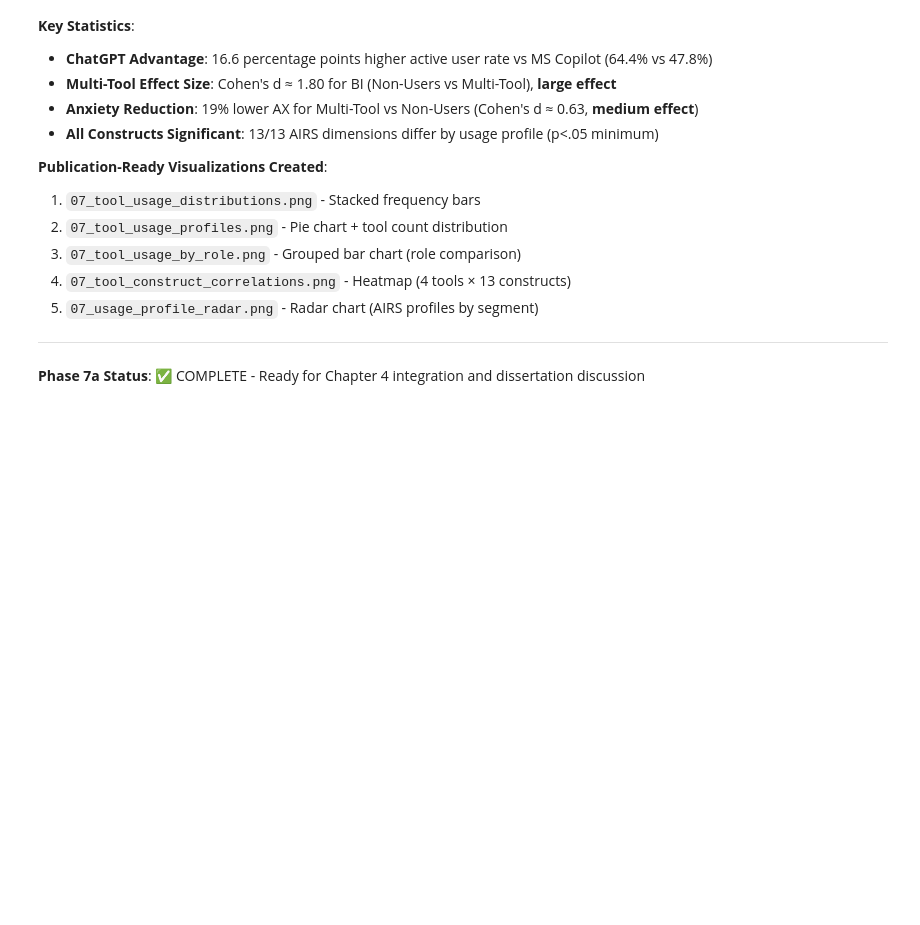
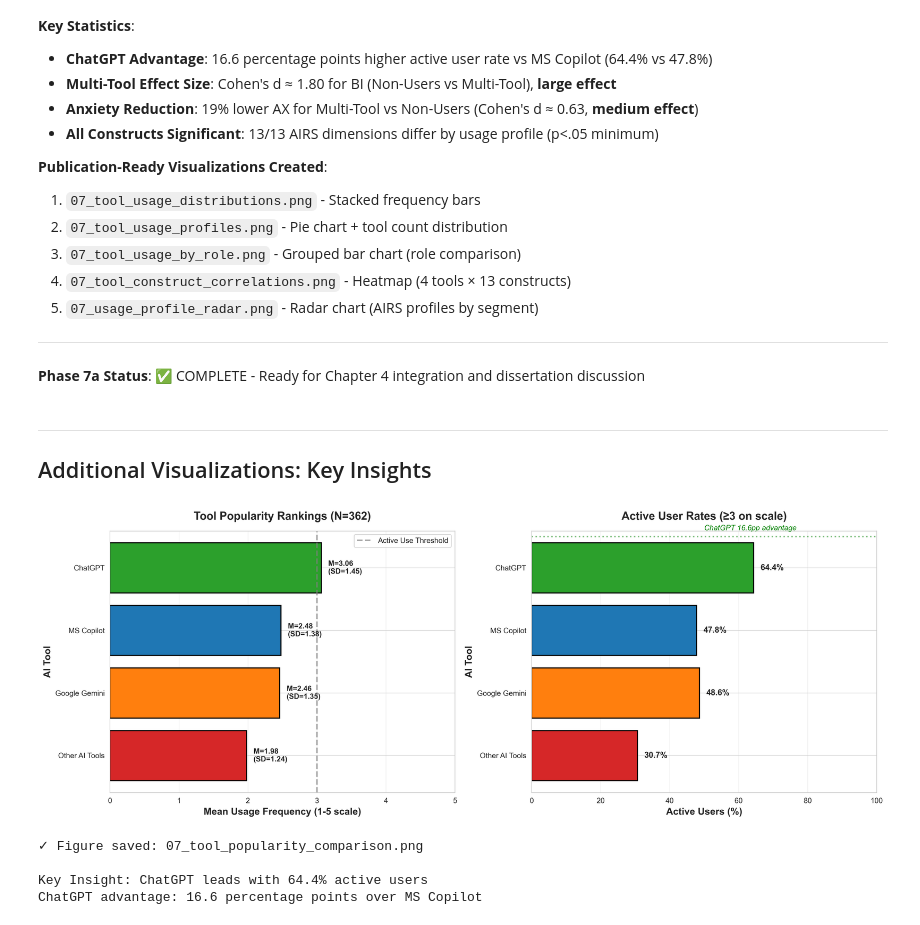
Before and after one commit to fabioc-aloha/AIRS_Data_Analysis, a Jupyter notebook: airs/07_Tool_Usage_Patterns.ipynb, the cells around one changed output. Saved outputs shown, nothing was run; the diff lists cells and outputs as text; code cells hidden in the pictures; blank space fills up the shorter version.

```diff
--- a/airs/07_Tool_Usage_Patterns.ipynb
+++ b/airs/07_Tool_Usage_Patterns.ipynb
@@ -763,3 +763,71 @@ Analysis complete. Figures saved to results/plots/
 ---
 
 **Phase 7a Status**: ✅ COMPLETE - Ready for Chapter 4 integration and dissertation discussion
+# %% [markdown]
+---
+## Additional Visualizations: Key Insights
+# %%
+# Visualization 1: Tool Popularity with Active User Rates
+fig, (ax1, ax2) = plt.subplots(1, 2, figsize=(16, 6))
+
+# Panel A: Mean usage scores
+tool_means = desc_stats_sorted['Mean'].values
+tool_names = desc_stats_sorted['Tool'].values
+colors_rank = ['#2ca02c', '#1f77b4', '#ff7f0e', '#d62728']  # Green for #1
+
+bars1 = ax1.barh(tool_names[::-1], tool_means[::-1], color=colors_rank[::-1], edgecolor='black', linewidth=1.5)
+ax1.set_xlabel('Mean Usage Frequency (1-5 scale)', fontsize=13, fontweight='bold')
+ax1.set_ylabel('AI Tool', fontsize=13, fontweight='bold')
+ax1.set_title('Tool Popularity Rankings (N=362)', fontsize=15, fontweight='bold', pad=15)
+ax1.axvline(3, color='gray', linestyle='--', linewidth=2, alpha=0.7, label='Active Use Threshold')
+ax1.set_xlim(0, 5)
+ax1.legend(fontsize=10)
+ax1.grid(axis='x', alpha=0.3)
+
+# Add value labels
+for i, (bar, mean, sd) in enumerate(zip(bars1, tool_means[::-1], desc_stats_sorted['SD'].values[::-1])):
+    ax1.text(mean + 0.1, bar.get_y() + bar.get_height()/2,
+             f'M={mean:.2f}\n(SD={sd:.2f})',
+             va='center', fontsize=10, fontweight='bold')
+
+# Panel B: Active user percentages
+active_rates = []
+for var in tool_vars:
+    active_pct = (df[var] >= 3).sum() / len(df) * 100
+    active_rates.append(active_pct)
+
+# Reorder by mean usage
+tool_order = desc_stats_sorted['Tool'].tolist()
+active_rates_ordered = [active_rates[tool_labels.index(t)] for t in tool_order]
+
+bars2 = ax2.barh(tool_names[::-1], active_rates_ordered[::-1], color=colors_rank[::-1],
+                 edgecolor='black', linewidth=1.5)
+ax2.set_xlabel('Active Users (%)', fontsize=13, fontweight='bold')
+ax2.set_ylabel('AI Tool', fontsize=13, fontweight='bold')
+ax2.set_title('Active User Rates (≥3 on scale)', fontsize=15, fontweight='bold', pad=15)
+ax2.set_xlim(0, 100)
+ax2.grid(axis='x', alpha=0.3)
+
+# Add percentage labels
+for bar, rate in zip(bars2, active_rates_ordered[::-1]):
+    ax2.text(rate + 2, bar.get_y() + bar.get_height()/2,
+             f'{rate:.1f}%',
+             va='center', fontsize=11, fontweight='bold')
+
+# Highlight ChatGPT advantage
+ax2.axhline(3.5, color='green', linestyle=':', linewidth=2, alpha=0.5)
+ax2.text(50, 3.6, 'ChatGPT 16.6pp advantage', fontsize=10, style='italic', color='green')
+
+plt.tight_layout()
+plt.savefig('../results/plots/07_tool_popularity_comparison.png', bbox_inches='tight', dpi=300)
+plt.show()
+
+print("\n✓ Figure saved: 07_tool_popularity_comparison.png")
+print(f"\nKey Insight: ChatGPT leads with {active_rates_ordered[0]:.1f}% active users")
+print(f"ChatGPT advantage: {active_rates_ordered[0] - active_rates_ordered[1]:.1f} percentage points over MS Copilot")
+# %% [output]
+[figure, added]
+✓ Figure saved: 07_tool_popularity_comparison.png
+
+Key Insight: ChatGPT leads with 64.4% active users
+ChatGPT advantage: 16.6 percentage points over MS Copilot
```
Also changed, not shown: parts of 5 cells of this notebook, 4 other files.
